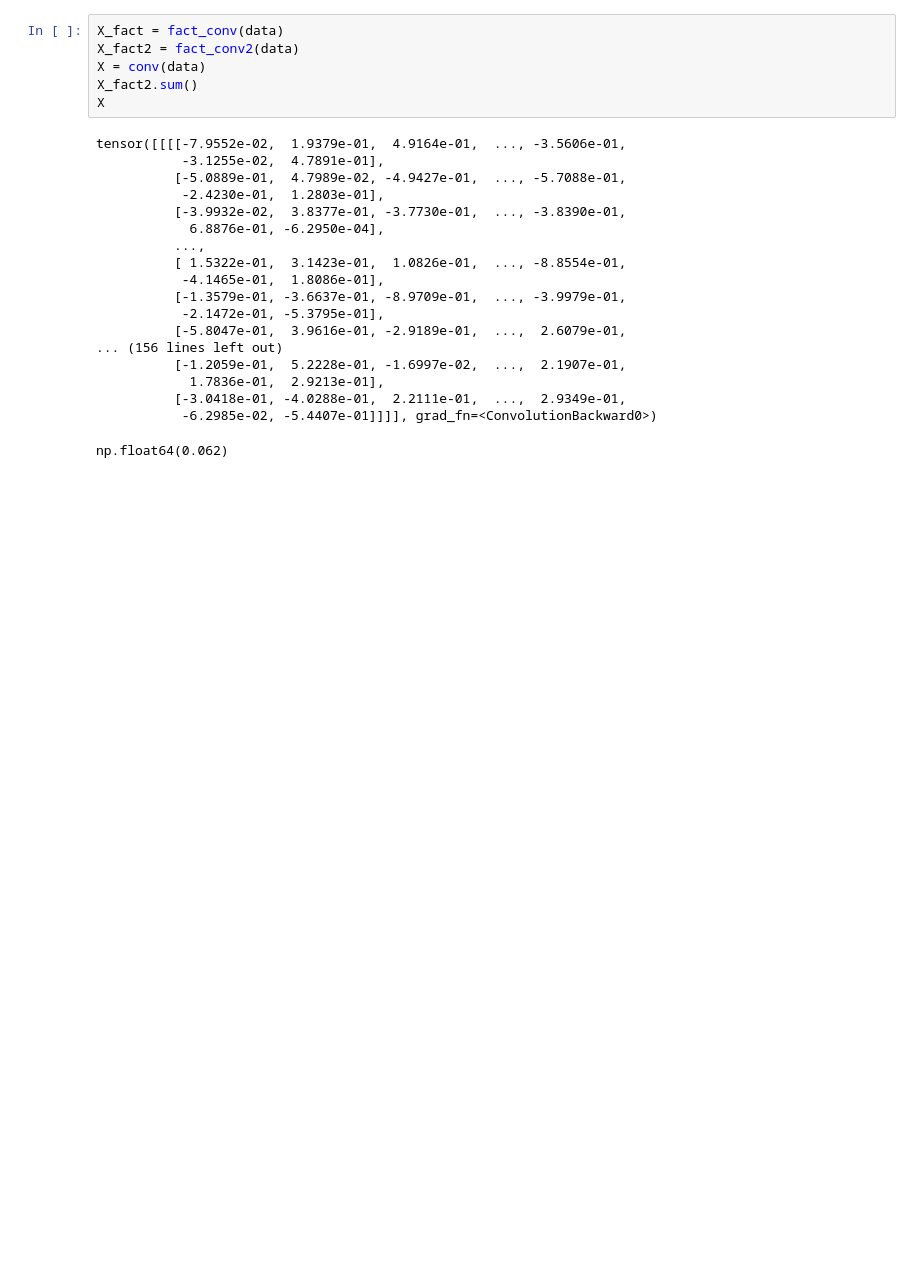
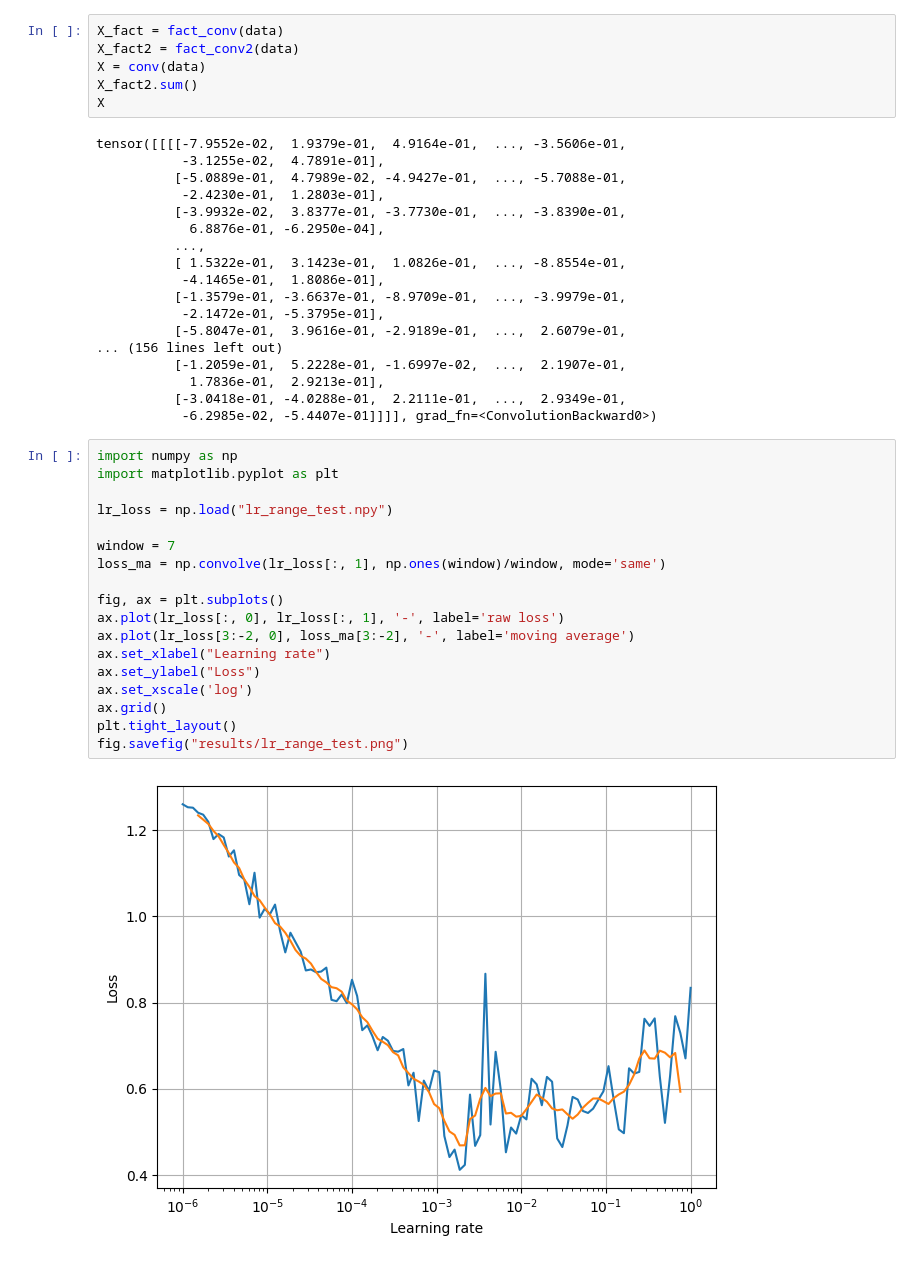
Before and after one commit to trujilloRJ/lane-detection, a Jupyter notebook: sandbox.ipynb, the cells around one changed output. Saved outputs shown, nothing was run; the diff lists cells and outputs as text; blank space fills up the shorter version.

Commit message:
refactor into runner and lr test

```diff
--- a/sandbox.ipynb
+++ b/sandbox.ipynb
@@ -52,5 +52,22 @@ tensor([[[[-7.9552e-02,  1.9379e-01,  4.9164e-01,  ..., -3.5606e-01,
           [-3.0418e-01, -4.0288e-01,  2.2111e-01,  ...,  2.9349e-01,
            -6.2985e-02, -5.4407e-01]]]], grad_fn=<ConvolutionBackward0>)
 # %%
+import numpy as np
+import matplotlib.pyplot as plt
+
+lr_loss = np.load("lr_range_test.npy")
+
+window = 7
+loss_ma = np.convolve(lr_loss[:, 1], np.ones(window)/window, mode='same')
+
+fig, ax = plt.subplots()
+ax.plot(lr_loss[:, 0], lr_loss[:, 1], '-', label='raw loss')
+ax.plot(lr_loss[3:-2, 0], loss_ma[3:-2], '-', label='moving average')
+ax.set_xlabel("Learning rate")
+ax.set_ylabel("Loss")
+ax.set_xscale('log')
+ax.grid()
+plt.tight_layout()
+fig.savefig("results/lr_range_test.png")
 # %% [output]
-np.float64(0.062)
+[figure, added]
```
Also changed, not shown: 8 other files.
